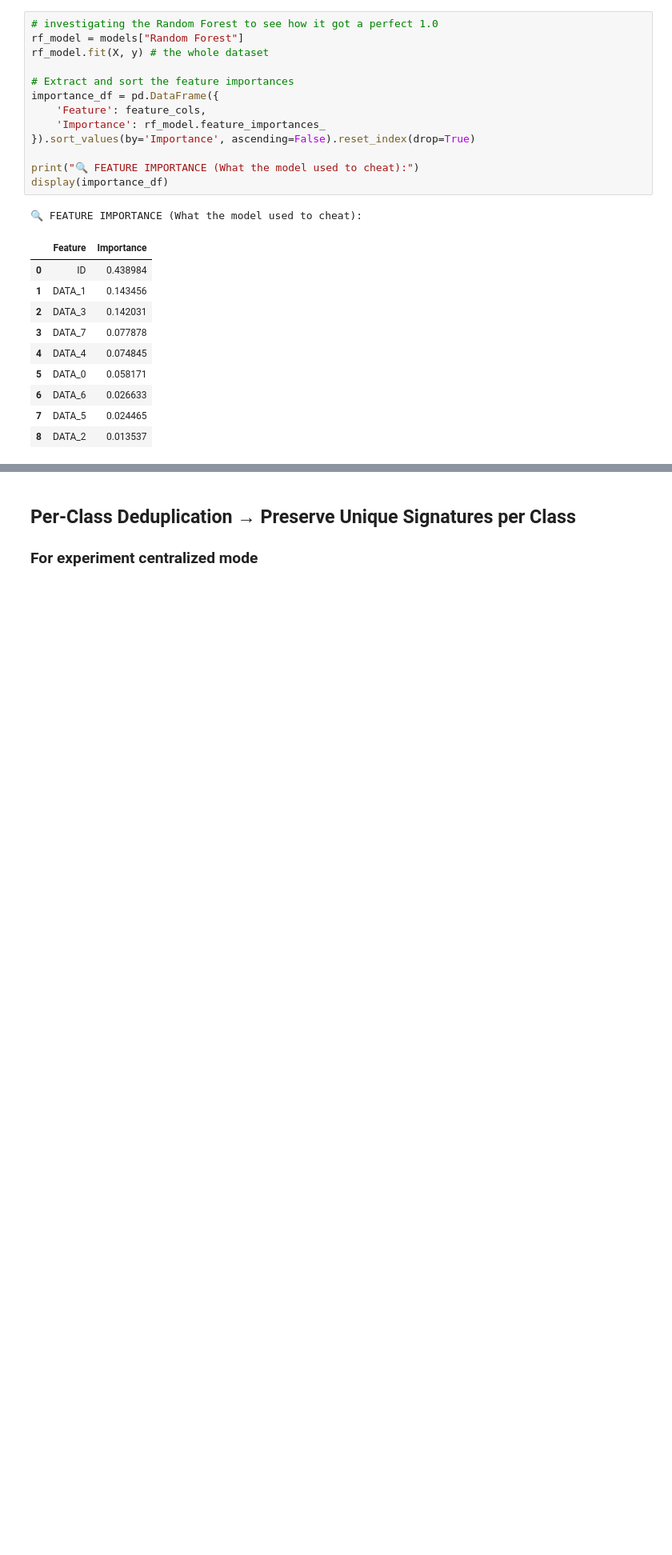
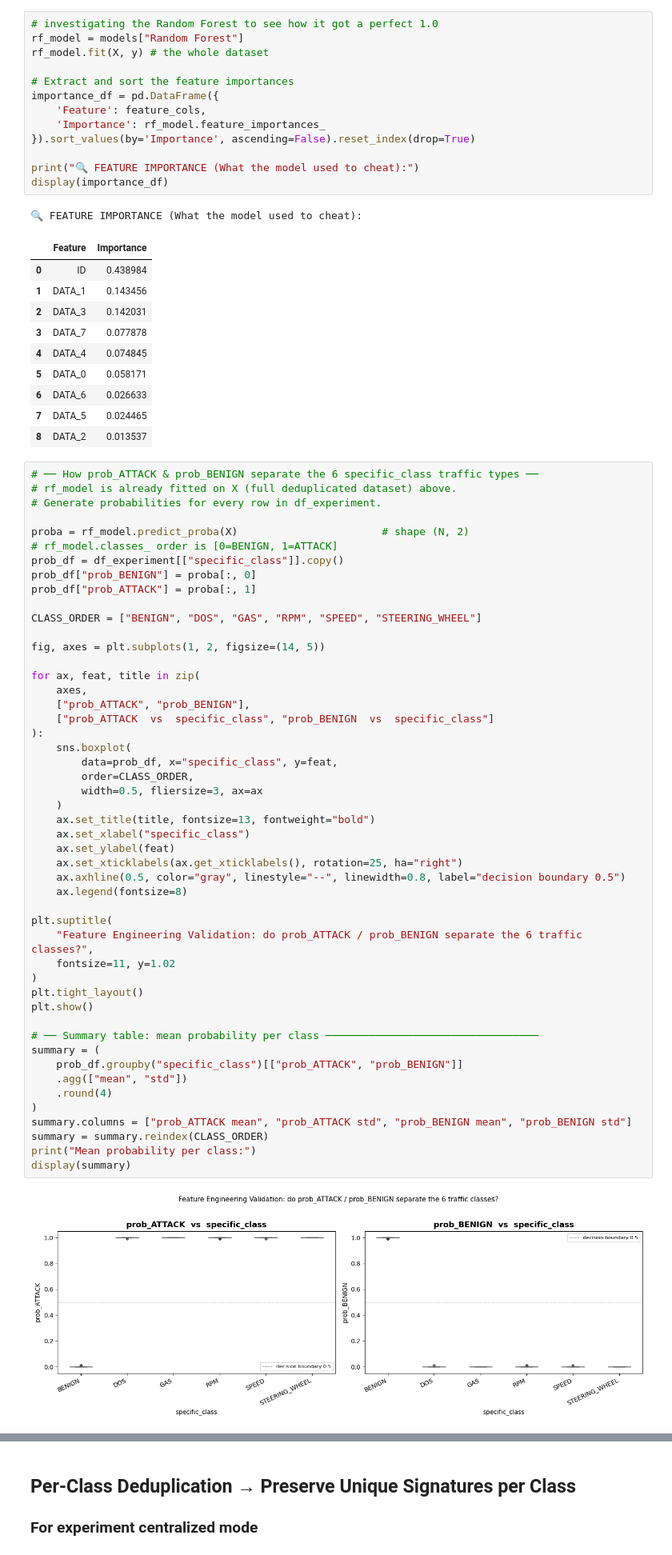
Before and after one commit to Hop-Le133884/IoV-secureFL-Pipeline, a Jupyter notebook: notebooks/01_reproducing_exploration_baseline.ipynb, the cells around one changed output, grey strips where cells are left out. Shown at 80% size. Cells and saved outputs as stored; diff of their text form; blank space fills up the shorter version.

```diff
--- a/notebooks/01_reproducing_exploration_baseline.ipynb
+++ b/notebooks/01_reproducing_exploration_baseline.ipynb
@@ -375,3 +371,54 @@ display(importance_df)
 | 6 | DATA_6 | 0.026633 |
 | 7 | DATA_5 | 0.024465 |
 | 8 | DATA_2 | 0.013537 |
+# %%
+# ── How prob_ATTACK & prob_BENIGN separate the 6 specific_class traffic types ──
+# rf_model is already fitted on X (full deduplicated dataset) above.
+# Generate probabilities for every row in df_experiment.
+
+proba = rf_model.predict_proba(X)                       # shape (N, 2)
+# rf_model.classes_ order is [0=BENIGN, 1=ATTACK]
+prob_df = df_experiment[["specific_class"]].copy()
+prob_df["prob_BENIGN"] = proba[:, 0]
+prob_df["prob_ATTACK"] = proba[:, 1]
+
+CLASS_ORDER = ["BENIGN", "DOS", "GAS", "RPM", "SPEED", "STEERING_WHEEL"]
+
+fig, axes = plt.subplots(1, 2, figsize=(14, 5))
+
+for ax, feat, title in zip(
+    axes,
+    ["prob_ATTACK", "prob_BENIGN"],
+    ["prob_ATTACK  vs  specific_class", "prob_BENIGN  vs  specific_class"]
+):
+    sns.boxplot(
+        data=prob_df, x="specific_class", y=feat,
+        order=CLASS_ORDER,
+        width=0.5, fliersize=3, ax=ax
+    )
+    ax.set_title(title, fontsize=13, fontweight="bold")
+    ax.set_xlabel("specific_class")
+    ax.set_ylabel(feat)
+    ax.set_xticklabels(ax.get_xticklabels(), rotation=25, ha="right")
+    ax.axhline(0.5, color="gray", linestyle="--", linewidth=0.8, label="decision boundary 0.5")
+    ax.legend(fontsize=8)
+
+plt.suptitle(
+    "Feature Engineering Validation: do prob_ATTACK / prob_BENIGN separate the 6 traffic classes?",
+    fontsize=11, y=1.02
+)
+plt.tight_layout()
+plt.show()
+
+# ── Summary table: mean probability per class ──────────────────────────────────
+summary = (
+    prob_df.groupby("specific_class")[["prob_ATTACK", "prob_BENIGN"]]
+    .agg(["mean", "std"])
+    .round(4)
+)
+summary.columns = ["prob_ATTACK mean", "prob_ATTACK std", "prob_BENIGN mean", "prob_BENIGN std"]
+summary = summary.reindex(CLASS_ORDER)
+print("Mean probability per class:")
+display(summary)
+# %% [output]
+[figure, added]
```
Also changed, not shown: parts of 6 cells of this notebook, 8 other files.
